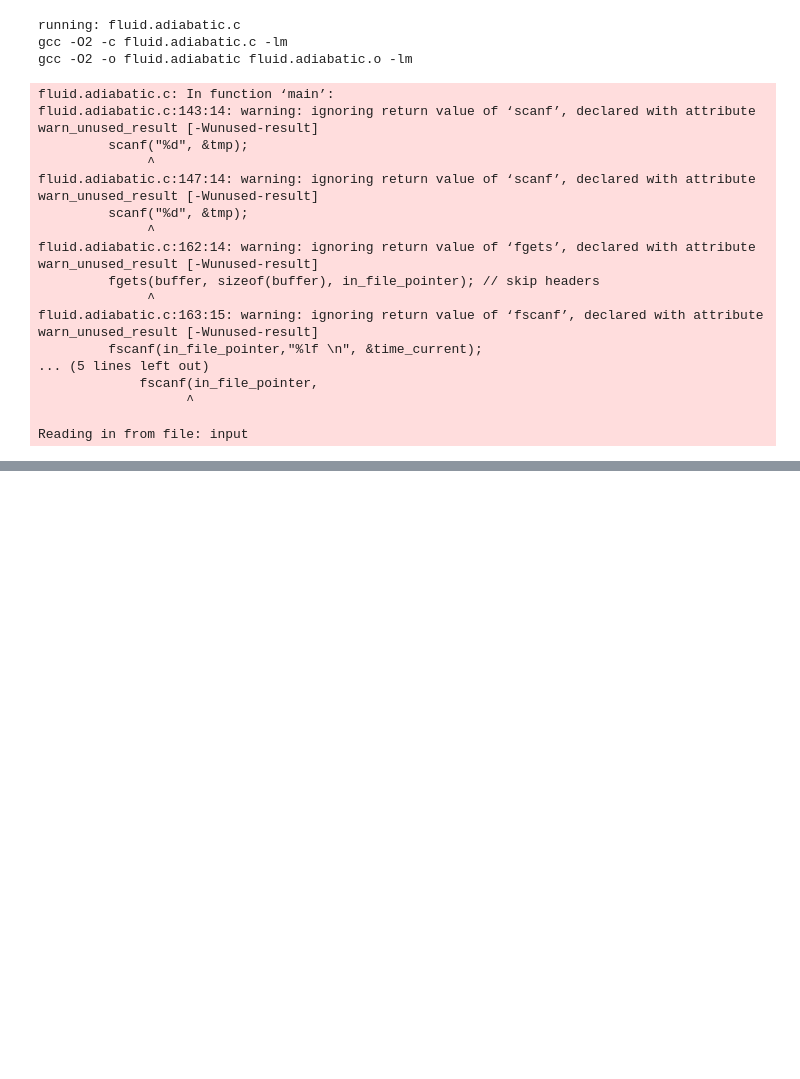
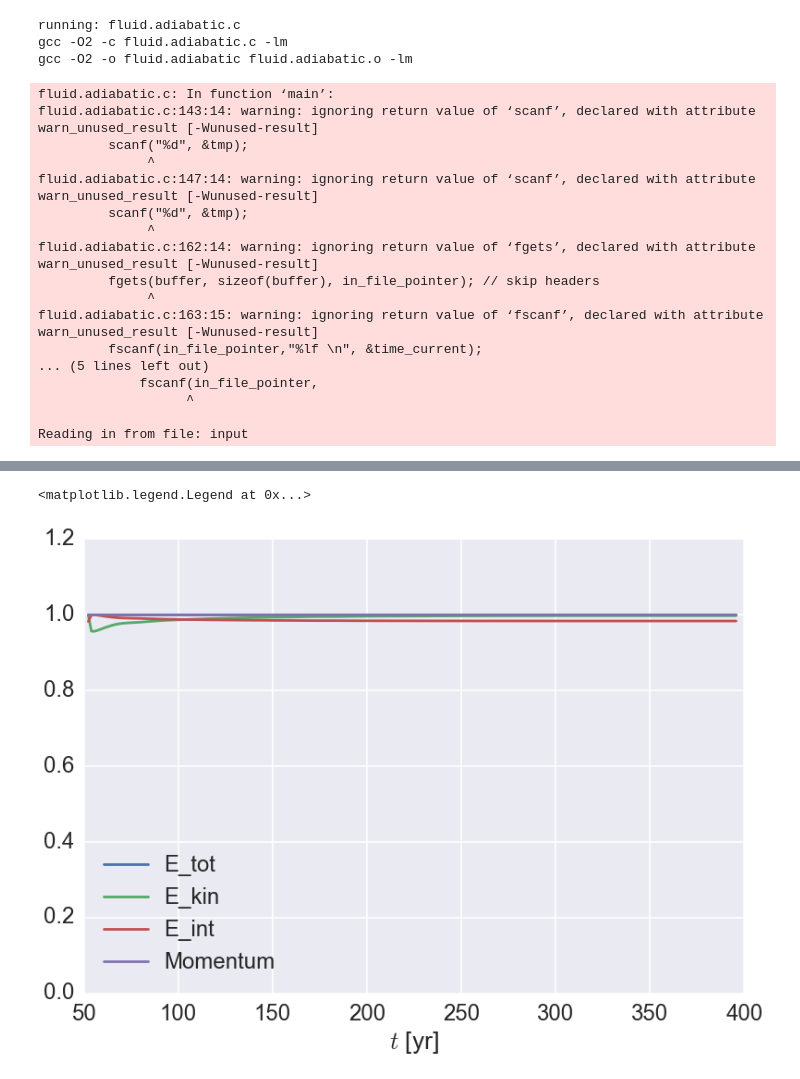
Before and after one commit to egentry/clustered_SNe, a Jupyter notebook: prototyping.ipynb, the cells around one changed output, grey strips where cells are left out. Cells and saved outputs as stored; diff of their text form; code cells hidden in the pictures; blank space fills up the shorter version.

```diff
--- a/prototyping.ipynb
+++ b/prototyping.ipynb
@@ -280,0 +58,25 @@ energy conserved to:  6.74638352336e-05
+# %%
+dir = "saved_runs/100pc/visc_6/"
+dir = "saved_runs/5pc/"
+dir = ""
+
+#data_filename = 'saved_results/sedov_E_nonconservative/velos'
+#info_filename = 'saved_results/sedov_E_nonconservative/info'
+data_filename = dir + 'velos'
+info_filename = dir + 'info'
+data_filename_with_cooling = dir + 'velos_with_cooling'
+info_filename_with_cooling = dir + 'info_with_cooling'
+pc = 3.0856e18  # parsec in [cm]
+M_solar = 2e33  # solar mass in [g]
+yr = 3.154e7    # year in [s]
+hbar = const.hbar.cgs.value
+k_b = const.k_B.cgs.value
+m_proton = const.m_p.cgs.value
+mu = .67 # mean molecular weight
+g=1 # degeneracy
+
+
+gamma = 5/3
+
+# data_filename = data_filename_with_cooling
+# info_filename = info_filename_with_cooling
@@ -280,0 +204,12 @@ energy conserved to:  6.74638352336e-05
+# %%
+plt.figure()
+plt.plot(df_info.time_total/ yr, df_info.E_tot / df_info.E_tot.max(), label="E_tot")
+plt.plot(df_info.time_total/ yr, df_info.E_kin / df_info.E_kin.max(), label="E_kin")
+plt.plot(df_info.time_total/ yr, df_info.E_int / df_info.E_int.max(), label="E_int")
+plt.plot(df_info.time_total/ yr, df_info.Momentum / df_info.Momentum.max(), label="Momentum")
+plt.xlabel(r"$t$ [yr]")
+plt.ylim((0,1.2))
+plt.legend(loc="best")
+# %% [output]
+<matplotlib.legend.Legend at 0x...>
+[figure, added]
```
Also changed, not shown: parts of 9 cells of this notebook, 19 other files.
